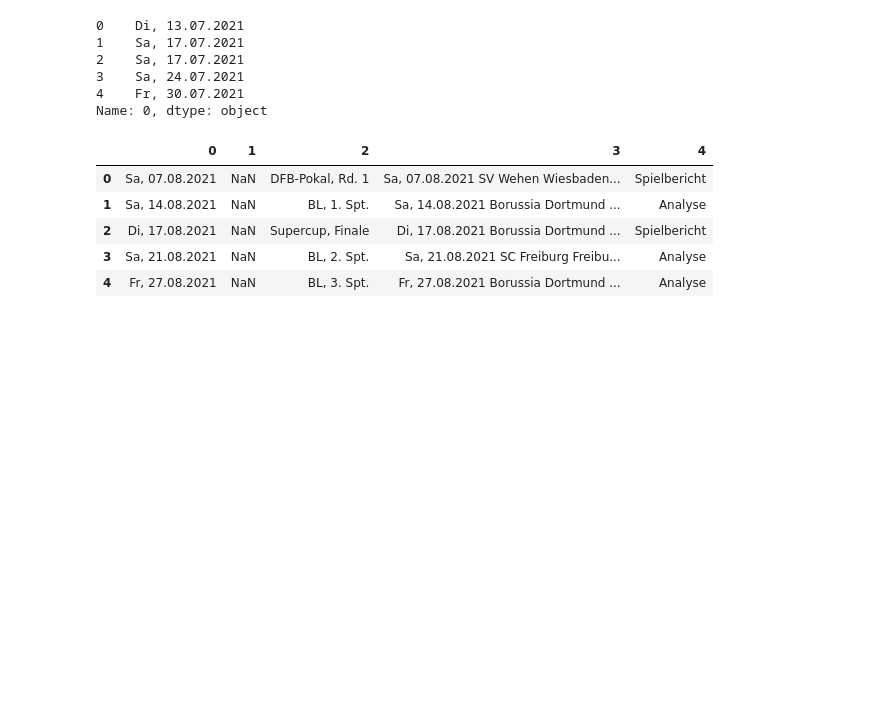
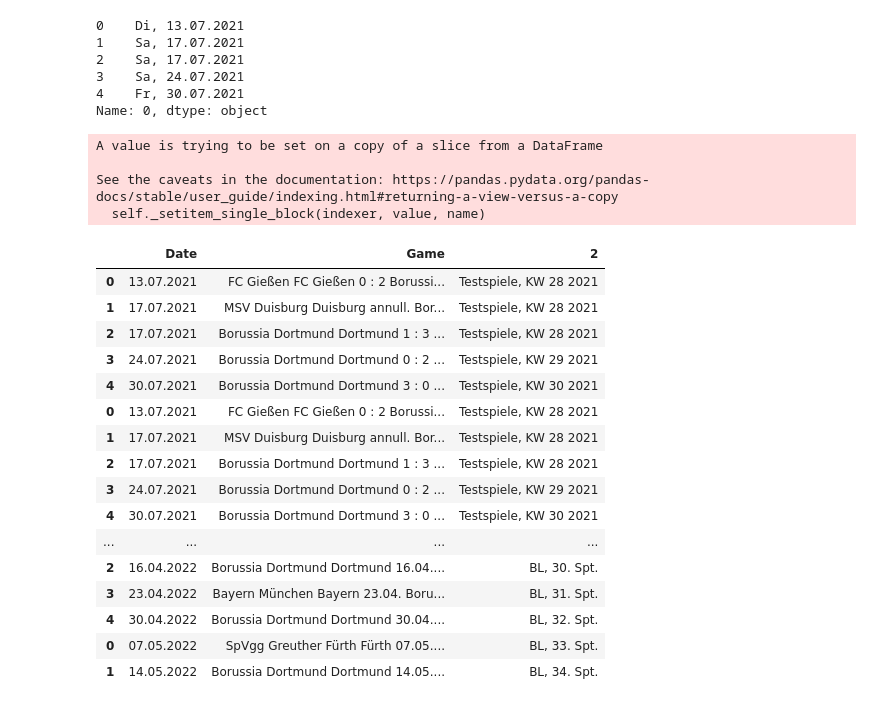
Before and after one commit to SweetyHotGirl21/Soccer-Bet-Stock-Hedge, a Jupyter notebook: main.ipynb, the cells around one changed output. Drawn from its saved outputs; the diff is of its cells as text; code cells hidden in the pictures; blank space fills up the shorter version.

```diff
--- a/main.ipynb
+++ b/main.ipynb
@@ -116,14 +116,36 @@ season_2122[0][0]
 Name: 0, dtype: object
 # %%
 for i in range(len(season_2122)):
+    season_2122[i]["Game"] = 1
     for j  in range(len(season_2122[i])):
-        re.sub(season_2122[i][0].iloc[j]+" ","",season_2122[i][3].iloc[j])
+        season_2122[i]["Game"].iloc[j] = re.sub(season_2122[i][0].iloc[j]+" ","",season_2122[i][3].iloc[j])
+# %% [output]
+A value is trying to be set on a copy of a slice from a DataFrame
+
+See the caveats in the documentation: https://pandas.pydata.org/pandas-docs/stable/user_guide/indexing.html#returning-a-view-versus-a-copy
+  self._setitem_single_block(indexer, value, name)
-# %%
-season_2122[1]
-# %% [output]
-|  | 0 | 1 | 2 | 3 | 4 |
-| 0 | Sa, 07.08.2021 | NaN | DFB-Pokal, Rd. 1 | Sa, 07.08.2021 SV Wehen Wiesbaden... | Spielbericht |
-| 1 | Sa, 14.08.2021 | NaN | BL, 1. Spt. | Sa, 14.08.2021 Borussia Dortmund ... | Analyse |
-| 2 | Di, 17.08.2021 | NaN | Supercup, Finale | Di, 17.08.2021 Borussia Dortmund ... | Spielbericht |
-| 3 | Sa, 21.08.2021 | NaN | BL, 2. Spt. | Sa, 21.08.2021 SC Freiburg Freibu... | Analyse |
-| 4 | Fr, 27.08.2021 | NaN | BL, 3. Spt. | Fr, 27.08.2021 Borussia Dortmund ... | Analyse |
+# %%
+df = season_2122[0].copy()
+# %%
+for i in range(len(season_2122)):
+    df = df.append(season_2122[i])
+# %%
+df[["Date","Game",2]]
+# %% [output]
+|  | Date | Game | 2 |
+| 0 | 13.07.2021 | FC Gießen FC Gießen 0 : 2 Borussi... | Testspiele, KW 28 2021 |
+| 1 | 17.07.2021 | MSV Duisburg Duisburg annull. Bor... | Testspiele, KW 28 2021 |
+| 2 | 17.07.2021 | Borussia Dortmund Dortmund 1 : 3 ... | Testspiele, KW 28 2021 |
+| 3 | 24.07.2021 | Borussia Dortmund Dortmund 0 : 2 ... | Testspiele, KW 29 2021 |
+| 4 | 30.07.2021 | Borussia Dortmund Dortmund 3 : 0 ... | Testspiele, KW 30 2021 |
+| 0 | 13.07.2021 | FC Gießen FC Gießen 0 : 2 Borussi... | Testspiele, KW 28 2021 |
+| 1 | 17.07.2021 | MSV Duisburg Duisburg annull. Bor... | Testspiele, KW 28 2021 |
+| 2 | 17.07.2021 | Borussia Dortmund Dortmund 1 : 3 ... | Testspiele, KW 28 2021 |
+| 3 | 24.07.2021 | Borussia Dortmund Dortmund 0 : 2 ... | Testspiele, KW 29 2021 |
+| 4 | 30.07.2021 | Borussia Dortmund Dortmund 3 : 0 ... | Testspiele, KW 30 2021 |
+| ... | ... | ... | ... |
+| 2 | 16.04.2022 | Borussia Dortmund Dortmund 16.04.... | BL, 30. Spt. |
+| 3 | 23.04.2022 | Bayern München Bayern 23.04. Boru... | BL, 31. Spt. |
+| 4 | 30.04.2022 | Borussia Dortmund Dortmund 30.04.... | BL, 32. Spt. |
+| 0 | 07.05.2022 | SpVgg Greuther Fürth Fürth 07.05.... | BL, 33. Spt. |
+| 1 | 14.05.2022 | Borussia Dortmund Dortmund 14.05.... | BL, 34. Spt. |
```
